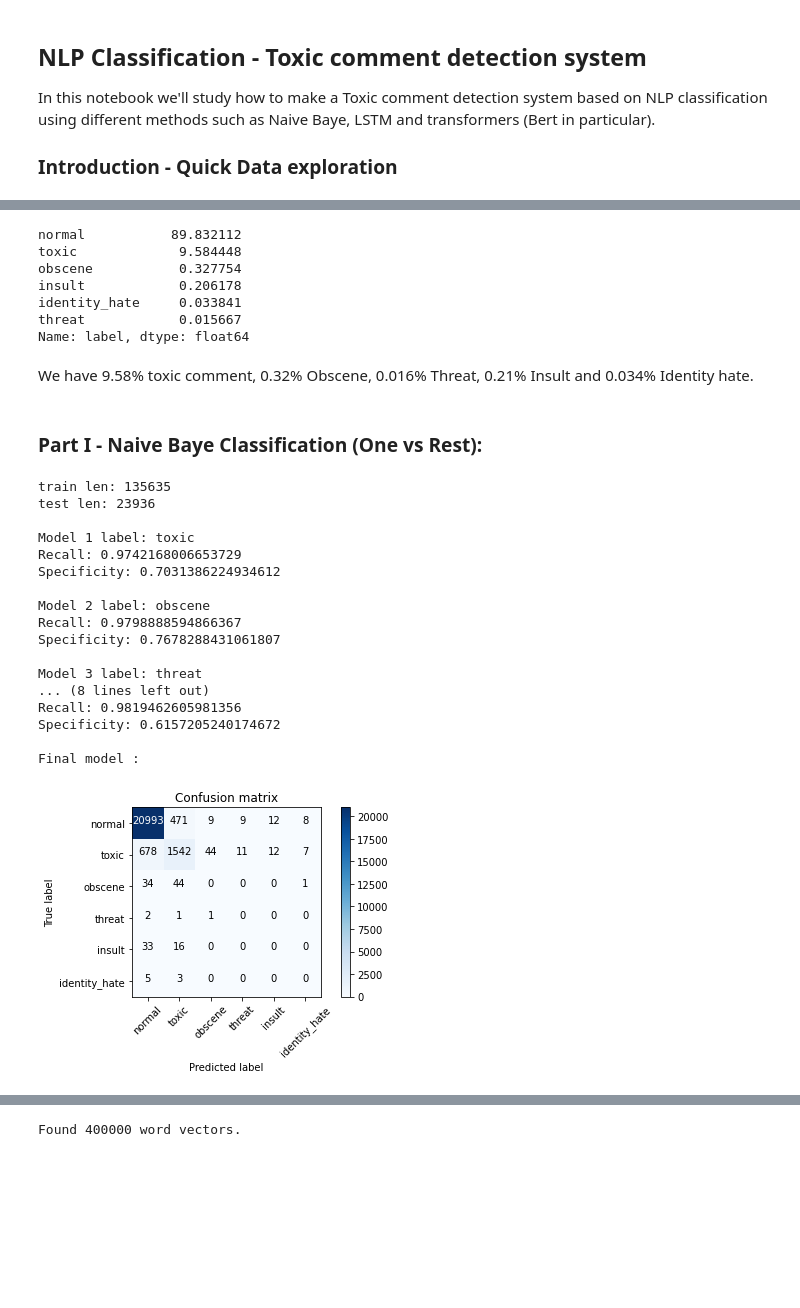
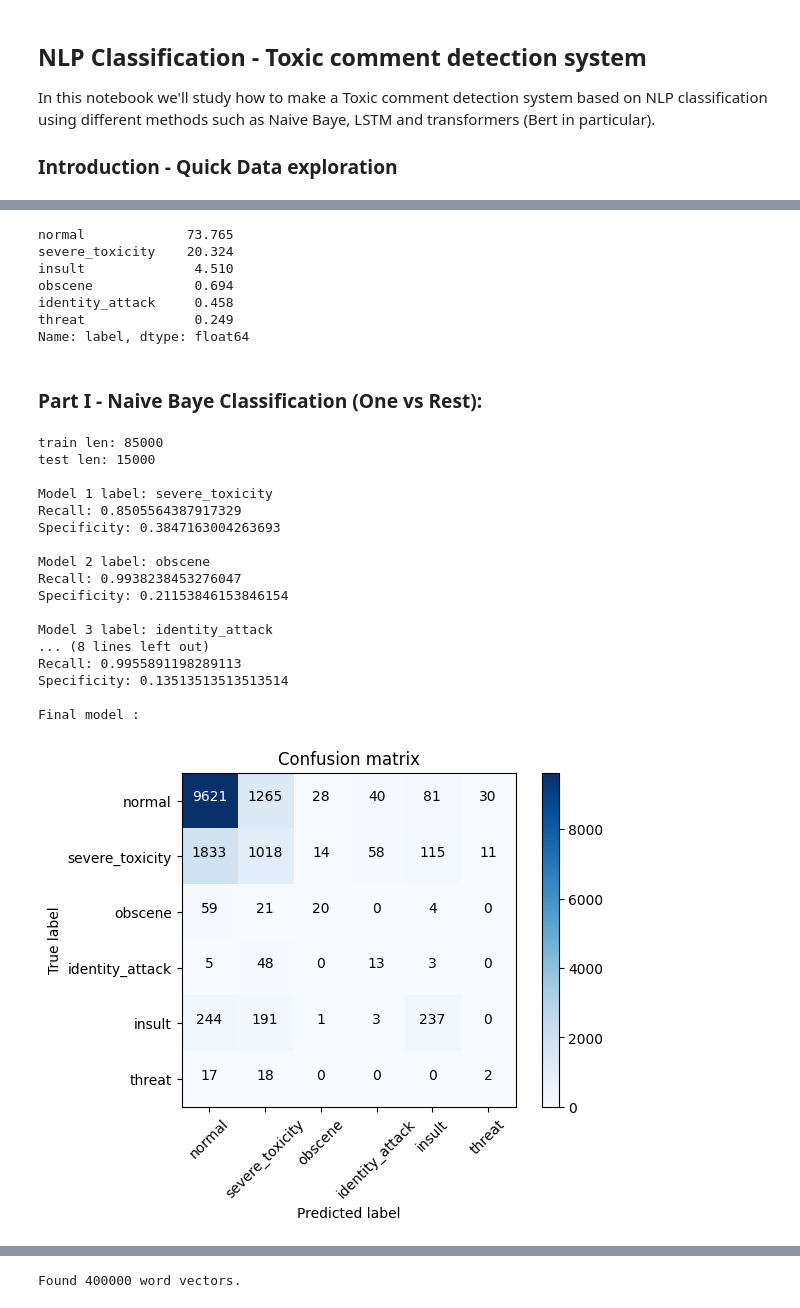
Before and after one commit to SerenaTetart/NLP_Classification, a Jupyter notebook: toxicComments.ipynb, the cells around one changed output, grey strips where cells are left out. Cells and saved outputs as stored; diff of their text form; code cells hidden in the pictures; blank space fills up the shorter version.

```diff
--- a/toxicComments.ipynb
+++ b/toxicComments.ipynb
@@ -15,10 +53,23 @@ import matplotlib.pyplot as plt
 from nltk.stem import SnowballStemmer
 from sklearn.model_selection import train_test_split
 
-LIST_LABEL = ["toxic", "obscene", "threat", "insult", "identity_hate"]
-data = pd.read_csv(os.path.join("toxicComments.csv"))
-data['normal'] = (data.iloc[:, 2:].max(axis=1) == 0)
-data['label'] = (data.iloc[:, 2:] == 1).idxmax(1)
-data.drop(columns=['normal', 'severe_toxic'], inplace=True)
-data.head()
+LIST_LABEL = ["severe_toxicity", "obscene", "identity_attack", "insult", "threat"]
+data = pd.read_csv(os.path.join("train.csv"))
+
+data.drop(columns=['target', 'asian', 'atheist', 'bisexual',
+       'black', 'buddhist', 'christian', 'female', 'heterosexual', 'hindu',
+       'homosexual_gay_or_lesbian', 'intellectual_or_learning_disability',
+       'jewish', 'latino', 'male', 'muslim', 'other_disability',
+       'other_gender', 'other_race_or_ethnicity', 'other_religion',
+       'other_sexual_orientation', 'physical_disability',
+       'psychiatric_or_mental_illness', 'transgender', 'white', 'created_date',
+       'publication_id', 'parent_id', 'article_id', 'rating', 'funny', 'wow',
+       'sad', 'likes', 'disagree', 'sexual_explicit',
+       'identity_annotator_count', 'toxicity_annotator_count'], inplace=True)
+
+data = data.iloc[:100000,:]
+data['normal'] = (data.iloc[:, 2::].max(axis=1) == 0)
+data['label'] = (data.iloc[:, 2::] >= 0.5).idxmax(1)
+data.drop(columns=['normal'])
+data.info()
 # %% [output]
@@ -44,15 +106,13 @@ dtype: int64
 # %%
 print(data['label'].value_counts(normalize=True)*100)
 # %% [output]
-normal           89.832112
-toxic             9.584448
-obscene           0.327754
-insult            0.206178
-identity_hate     0.033841
-threat            0.015667
+normal             73.765
+severe_toxicity    20.324
+insult              4.510
+obscene             0.694
+identity_attack     0.458
+threat              0.249
 Name: label, dtype: float64
-# %% [markdown]
-We have 9.58% toxic comment, 0.32% Obscene, 0.016% Threat, 0.21% Insult and 0.034% Identity hate.
 # %% [markdown]
 <h3> Part I - Naive Baye Classification (One vs Rest): </h3>
 # %%
@@ -98,7 +158,7 @@ def NB_preprocessing_OneVSR(data):
     X = [NB_text_processing(txt) for txt in X]
     cv = CountVectorizer(max_features = 5000)
     X = cv.fit_transform(X).toarray()
-    Y = data[LIST_LABEL+['label']]
+    Y = data['label'].tolist()
 
     x_train, x_test, y_train, y_test = train_test_split(X,Y,test_size=0.15,train_size=0.85, stratify=data['label'].values)
     print('train len:', len(x_train))
@@ -108,8 +168,18 @@ def NB_preprocessing_OneVSR(data):
 
 def NB_Model_OneVSR(x_train, x_test, y_train, y_test, labelName):
     ''' Create a model based on Naive Bayes '''
-    Y = y_train[labelName].tolist()
-    Y2 = y_test[labelName].tolist()
+    Y = []
+    for i in range(len(y_train)):
+        if(y_train[i] == labelName):
+            Y.append(1)
+        else:
+            Y.append(0)
+    Y2 = []
+    for i in range(len(y_test)):
+        if(y_test[i] == labelName):
+            Y2.append(1)
+        else:
+            Y2.append(0)
     model = MultinomialNB()
     model.fit(x_train, Y)
 
@@ -126,43 +196,43 @@ def NB_Train_OneVSR(x_train, x_test, y_train, y_test):
     for i in range(len(LIST_LABEL)):
         print('\nModel ' + str(i+1) + ' label: ' + LIST_LABEL[i])
         tab_models.append(NB_Model_OneVSR(x_train, x_test, y_train, y_test, LIST_LABEL[i]))
         tmp = []
         for proba in tab_models[i].predict_proba(x_test):
             tmp.append(proba[1])
         tab_proba.append(tmp)
     print('\nFinal model :')
     pred = []
     for i in range(len(x_test)):
         maxProba = 0; label = 'normal'
         for y in range(len(tab_proba)):
             if(maxProba < tab_proba[y][i]):
                 maxProba = tab_proba[y][i]
                 label = LIST_LABEL[y]
         if(maxProba < 0.5): label = 'normal'
         pred.append(label)
 
-    cm = confusion_matrix(y_test['label'].tolist(), pred, labels=['normal']+LIST_LABEL)
+    cm = confusion_matrix(y_test, pred, labels=['normal']+LIST_LABEL)
     plot_confusion_matrix(cm, classes=['normal']+LIST_LABEL)
 
 x_train, x_test, y_train, y_test = NB_preprocessing_OneVSR(data)
 NB_Train_OneVSR(x_train, x_test, y_train, y_test)
 # %% [output]
-train len: 135635
-test len: 23936
+train len: 85000
+test len: 15000
 
-Model 1 label: toxic
-Recall: 0.9742168006653729
-Specificity: 0.7031386224934612
+Model 1 label: severe_toxicity
+Recall: 0.8505564387917329
+Specificity: 0.3847163004263693
 
 Model 2 label: obscene
-Recall: 0.9798888594866367
-Specificity: 0.7678288431061807
+Recall: 0.9938238453276047
+Specificity: 0.21153846153846154
 
-Model 3 label: threat
+Model 3 label: identity_attack
 ... (8 lines left out)
-Recall: 0.9819462605981356
-Specificity: 0.6157205240174672
+Recall: 0.9955891198289113
+Specificity: 0.13513513513513514
 
 Final model :
-[figure, old version]
+[figure, new version]
 # %% [markdown]
```
Also changed, not shown: parts of 20 cells of this notebook.
